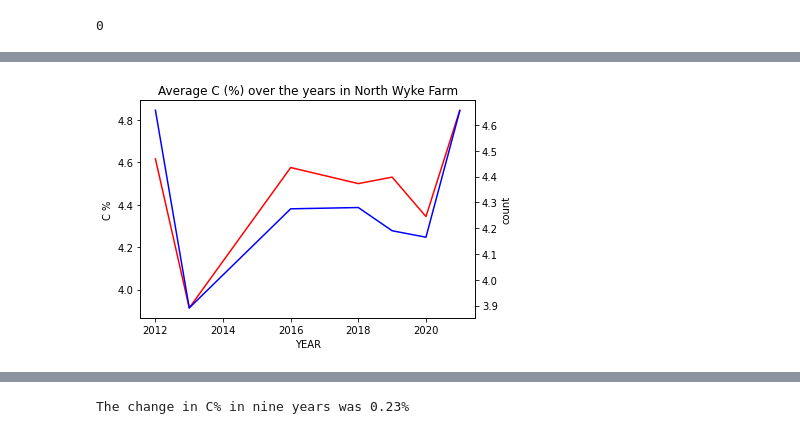
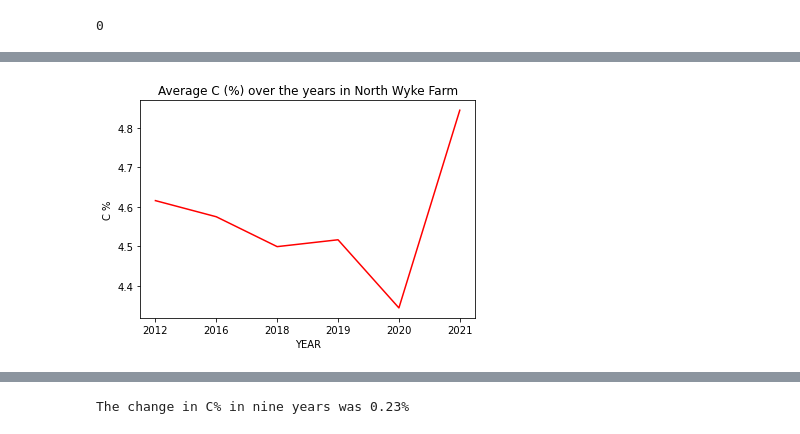
Before and after one commit to neli12/project-carbon-RR, a Jupyter notebook: First steps in analysing RR data.ipynb, the cells around one changed output, grey strips where cells are left out. Cells and saved outputs as stored; diff of their text form; code cells hidden in the pictures.

```diff
--- a/First steps in analysing RR data.ipynb
+++ b/First steps in analysing RR data.ipynb
@@ -1079,8 +1329,11 @@ plt.show()
+# %%
+# Create a new column with the year
+field_2021['Year'] = '2021'
 # %% [markdown]
 ### Joining all the datasets
 # %%
 # Create a list with
-list_df = [field_2012, field_2013, field_2016, field_2018, field_2019, field_2020, field_2021]
+list_df = [field_2012, field_2016, field_2018, field_2019, field_2020, field_2021]
 # %%
 # Concatenate the list
 result_df = pd.concat(list_df)
@@ -1121,3 +1381,3 @@ result_df.head()
 # %%
 # Check duplicates
-result_df['duplicated'] = result_df[['Sample_date','Easting', 'Northing']].duplicated()
+result_df['duplicated'] = result_df[['Year','Easting', 'Northing']].duplicated()
@@ -1227,6 +1454,6 @@ plt.show()
 # %%
 # Group by date and create summary statistics
-summary_dat = result_df_without_duplicates.groupby(result_df_without_duplicates['Sample_date'].dt.year)['C_total_%w/w'].agg(['min', 'mean', 'median', 'max','std', 'count']).reset_index()
+summary_dat = result_df_without_duplicates.groupby(result_df_without_duplicates['Year'])['C_total_%w/w'].agg(['min', 'mean', 'median', 'max','std', 'count']).reset_index()
 # %%
 # A glimpse on the summary statistics
 summary_dat
@@ -1244,18 +1470,12 @@ summary_dat
 summary_dat.to_csv('summary_stats_per_year.csv', index = False)
 # %%
 # Plot mean and count per year
-fig, ax = plt.subplots()
-
-ax.plot(summary_dat['Sample_date'], summary_dat['mean'], color = 'red')
+plt.figure(figsize=(6,4))
+plt.plot(summary_dat['Year'], summary_dat['mean'], color = 'red')
 plt.xlabel('YEAR')
 plt.ylabel('C %')
 
-ax2 = ax.twinx()
-ax2.plot(summary_dat['Sample_date'], summary_dat['median'], color = 'blue')
-plt.ylabel('count')
-
-
 plt.title('Average C (%) over the years in North Wyke Farm')
 plt.show()
 # %% [output]
-[figure, old version]
+[figure, new version]
```
Also changed, not shown: parts of 139 cells of this notebook.
